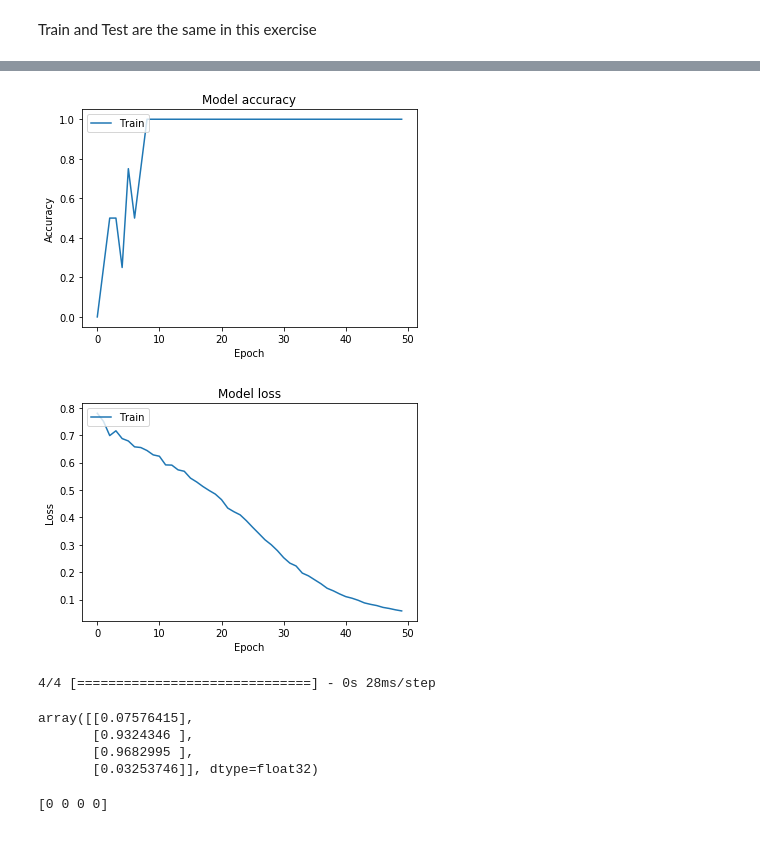
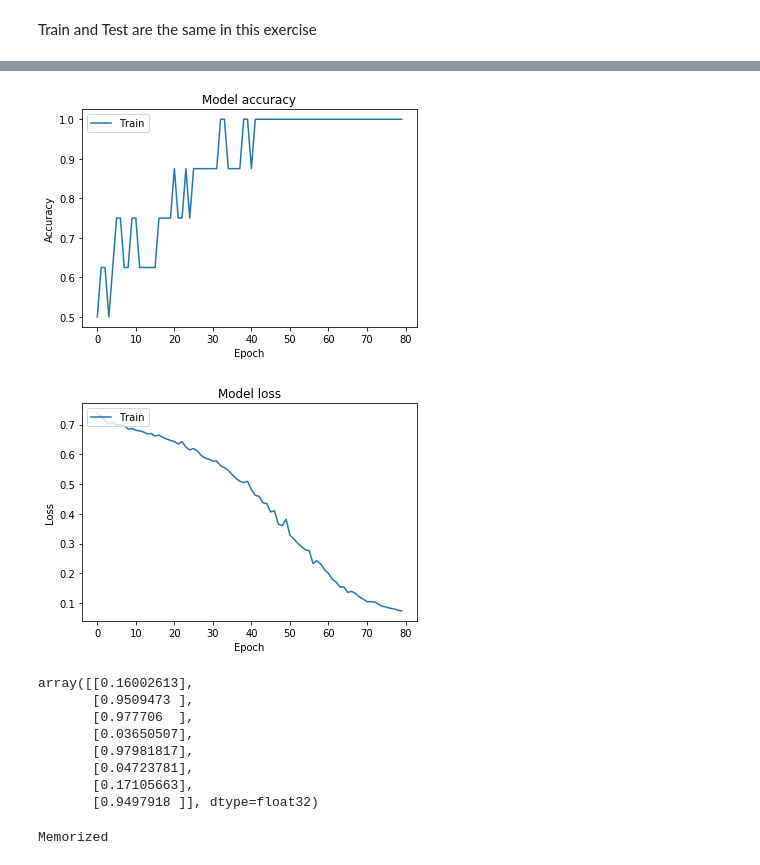
Before and after one commit to babakansari/DeepLearning, a Jupyter notebook: XOR_using_Keras.ipynb, the cells around one changed output, grey strips where cells are left out. Drawn from its saved outputs; the diff is of its cells as text; code cells hidden in the pictures.

```diff
--- a/XOR_using_Keras.ipynb
+++ b/XOR_using_Keras.ipynb
@@ -13,9 +43,10 @@ from keras.layers import Dense
 from keras.layers.core import Dense, Dropout, Activation
 from keras.optimizers import SGD
 
-def create_model(nEpoch):
+def create_model(inputs, nEpoch):
+  input_dimension = inputs.shape[1]
   model = Sequential()
-  model.add(Dense(2, input_dim=2))
+  model.add(Dense(2, input_dim=input_dimension))
   model.add(Dense(12, activation='relu'))
   model.add(Dense(1,  activation='sigmoid'))
 
@@ -28,35 +59,13 @@ def create_model(nEpoch):
   )
 
   #model.summary()
-  return model, model.fit(inputs, expected_output, batch_size=1, epochs=nEpoch)
+  model.evaluate(inputs,expected_output)
+  return model, model.fit(inputs, expected_output, batch_size=1, verbose=0, epochs=nEpoch)
-# %%
-import matplotlib.pyplot as plt
-
-def plot_epoch(history):
-  # Plot training & validation accuracy values
-  plt.plot(history.history['acc'])
-  plt.title('Model accuracy')
-  plt.ylabel('Accuracy')
-  plt.xlabel('Epoch')
-  plt.legend(['Train', 'Test'], loc='upper left')
-  plt.show()
-
-  # Plot training & validation loss values
-  plt.plot(history.history['loss'])
-  plt.title('Model loss')
-  plt.ylabel('Loss')
-  plt.xlabel('Epoch')
-  plt.legend(['Train', 'Test'], loc='upper left')
-  plt.show()
-
-  model.evaluate(
-  inputs,
-  expected_output
-)
 # %%
-model, history = create_model(50)
+model, history = create_model(inputs, 80)
 plot_epoch(history)
-# Predict on the first 5 test images.
+
+# Predic inputs
 predictions = model.predict(inputs)
 
 predictions
@@ -81,15 +74,24 @@ Epoch 50/50
-[figure, old version]
+[figure, new version]
-[figure, old version]
+[figure, new version]
-4/4 [==============================] - 0s 28ms/step
+array([[0.16002613],
+       [0.9509473 ],
+       [0.977706  ],
+       [0.03650507],
+       [0.97981817],
+       [0.04723781],
+       [0.17105663],
+       [0.9497918 ]], dtype=float32)
-array([[0.07576415],
-       [0.9324346 ],
-       [0.9682995 ],
-       [0.03253746]], dtype=float32)
 # %%
+if( (np.round(predictions)==expected_output).all() ):
+  print('Memorized')
+else:
+  print(np.round(predictions))
+  print(expected_output)
+
 # Print our model's predictions.
-print(np.argmax(predictions, axis=1)) # [7, 2, 1, 0, 4]
+# print(np.argmin(predictions, axis=1)) # [7, 2, 1, 0, 4]
 
 # Check our predictions against the ground truths.
 #print(inputs[:5]) # [7, 2, 1, 0, 4]
 # %% [output]
-[0 0 0 0]
+Memorized
```
Also changed, not shown: parts of 3 cells of this notebook.
